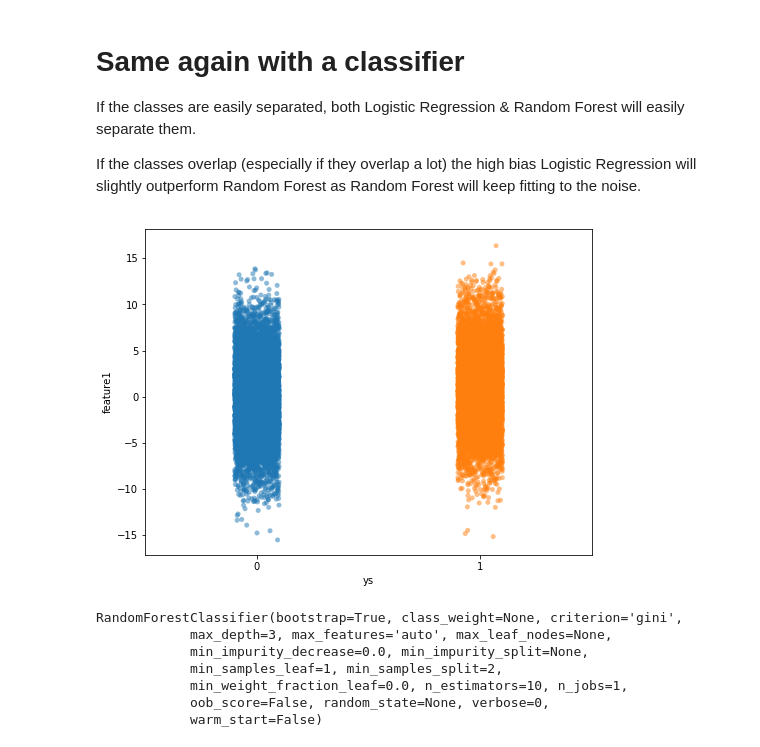
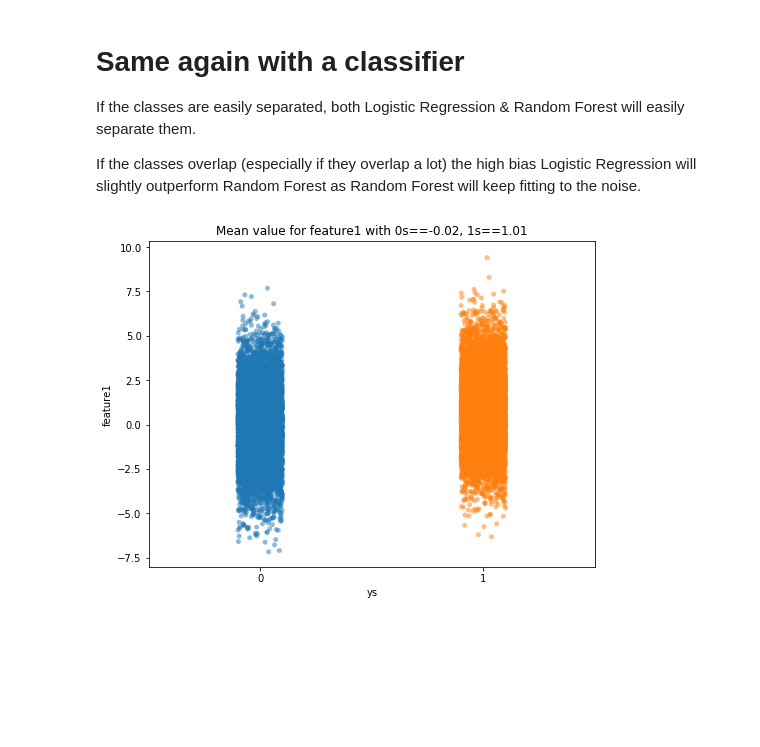
Before and after one commit to ianozsvald/data_science_delivered, a Jupyter notebook: ml_noisy_linear_signal_with_linear_and_randomforest_models.ipynb, the cells around one changed output. Saved outputs shown, nothing was run; the diff lists cells and outputs as text; code cells hidden in the pictures; blank space fills up the shorter version.

```diff
--- a/ml_noisy_linear_signal_with_linear_and_randomforest_models.ipynb
+++ b/ml_noisy_linear_signal_with_linear_and_randomforest_models.ipynb
@@ -148,14 +151,19 @@ ys = np.zeros(shape=NBR_0s + NBR_1s)
 ys[NBR_1s:] = 1
 
 xs = ys.copy()
-noise = np.random.normal(size=xs.shape[0], scale=4)
+noise = np.random.normal(size=xs.shape[0], scale=2)
 xs += noise
 # %%
 df_clf = pd.DataFrame({'feature1': xs, 'ys': ys.astype(np.int_)})
 fig, ax = plt.subplots(figsize=(8,6));
 sns.stripplot(data=df_clf, x='ys', y='feature1', jitter=True, alpha=0.5, ax=ax);
+
+df_clf_means = df_clf.groupby('ys').mean()
+df_clf_means.loc[0].feature1
+title = "Mean value for feature1 with 0s=={:0.2f}, 1s=={:0.2f}".format(df_clf_means.loc[0].feature1, df_clf_means.loc[1].feature1)
+ax.set(title=title);
 # %% [output]
-[figure, old version]
+[figure, new version]
 # %%
 xs = xs.reshape(-1, 1) # reshape to a 2 dimensional, single column input as required by sklearn
 
@@ -163,21 +171,17 @@ X_train, X_test, y_train, y_test  = train_test_split(xs, ys, random_state = 0)
 # %%
 clf_lr = LogisticRegression()
 clf_rf_default = RandomForestClassifier()
-clf_rf_many_trees = RandomForestClassifier(n_estimators=500)
+clf_rf_many_trees = RandomForestClassifier(n_estimators=MANY_TREES)
 clf_rf_shallow_trees = RandomForestClassifier(max_depth=3)
 
-clf_lr.fit(X_train, y_train)
-clf_rf_default.fit(X_train, y_train)
-clf_rf_many_trees.fit(X_train, y_train)
-clf_rf_shallow_trees.fit(X_train, y_train)
+ests = [clf_lr, clf_rf_default, clf_rf_many_trees, clf_rf_shallow_trees]
+for est in ests:
+    est.fit(X_train, y_train)
+
+#clf_lr.fit(X_train, y_train)
+#clf_rf_default.fit(X_train, y_train)
+#clf_rf_many_trees.fit(X_train, y_train)
+#clf_rf_shallow_trees.fit(X_train, y_train)
-# %% [output]
-RandomForestClassifier(bootstrap=True, class_weight=None, criterion='gini',
-            max_depth=3, max_features='auto', max_leaf_nodes=None,
-            min_impurity_decrease=0.0, min_impurity_split=None,
-            min_samples_leaf=1, min_samples_split=2,
-            min_weight_fraction_leaf=0.0, n_estimators=10, n_jobs=1,
-            oob_score=False, random_state=None, verbose=0,
-            warm_start=False)
 # %%
 y_pred_lr = clf_lr.predict(X_test)
 y_pred_rf_default = clf_rf_default.predict(X_test)
```
Also changed, not shown: parts of 9 cells of this notebook.
